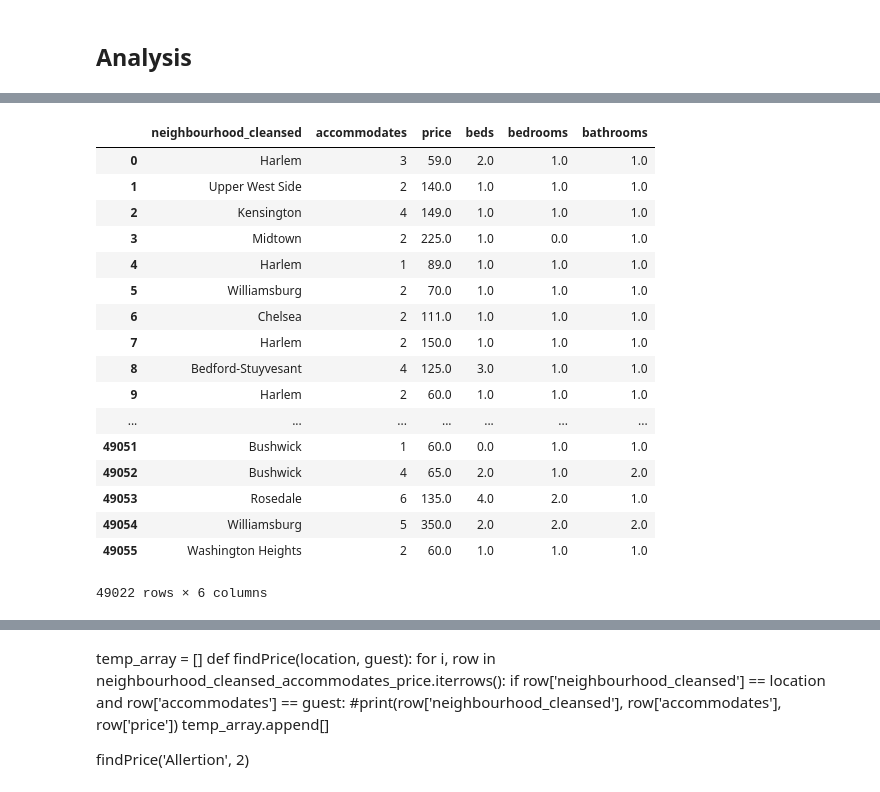
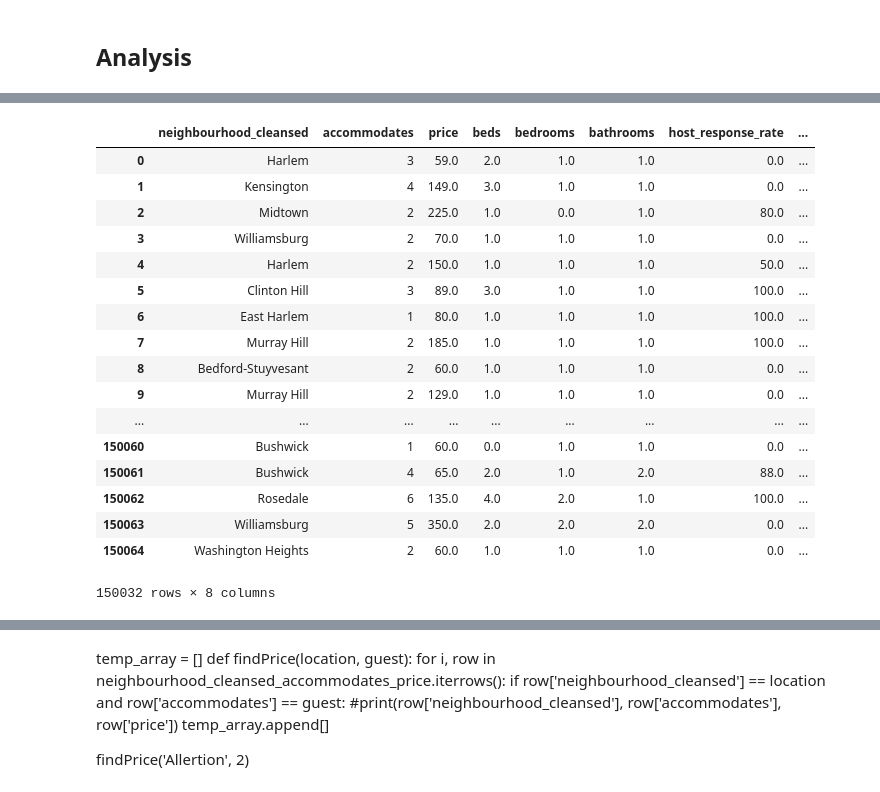
Before and after one commit to TanKenny/AirbnbEstimator, a Jupyter notebook: airbnb.ipynb, the cells around one changed output, grey strips where cells are left out. Saved outputs shown, nothing was run; the diff lists cells and outputs as text; code cells hidden in the pictures.

```diff
--- a/airbnb.ipynb
+++ b/airbnb.ipynb
@@ -12 +14,5 @@ df = pd.read_csv('./dataset/listings2.csv', encoding='Latin-1')
+# %%
+df_12 = pd.read_csv('./dataset/listingsDecember.csv', encoding='Latin-1')
+# %%
+df = pd.concat([df_10, df_11, df_12], ignore_index=True)
 # %%
@@ -111,0 +112,7 @@ Name: price, Length: 49056, dtype: float64
+# %%
+# drop $ and ,
+df['cleaning_fee'] = df['cleaning_fee'].astype(str).str.replace('$', '')
+df['cleaning_fee'] = df['cleaning_fee'].astype(str).str.replace(',', '')
+df['cleaning_fee'] = df['cleaning_fee'].str.strip()
+df['cleaning_fee'] = df['cleaning_fee'].astype(float)
+df['cleaning_fee']
@@ -137,12 +162,13 @@ Name: host_since_year, Length: 49049, dtype: float64
 #df['host_response_time'].fillna(0)
 #print(df['host_response_time'])
 # %%
-# convert host_response_time string to an int rating of 0-3
+# convert host_response_time string to an int rating of 0-4
 df['host_response_time'].fillna(0, inplace=True)
 df.host_response_time[df.host_response_time == 'N/A'] = 0
 df.host_response_time[df.host_response_time == 'within an hour'] = 1
 df.host_response_time[df.host_response_time == 'within a few hours'] = 2
 df.host_response_time[df.host_response_time == 'within a day'] = 3
+df.host_response_time[df.host_response_time == 'a few days or more'] = 4
 df.host_response_time
 # %% [output]
 A value is trying to be set on a copy of a slice from a DataFrame
@@ -397,27 +426,27 @@ df['beds'] = df['beds'].fillna(value=median_beds)
 df['bedrooms'] = df['bedrooms'].fillna(value=median_bedrooms)
 df['bathrooms'] = df['bathrooms'].fillna(value=median_bathrooms)
 # %%
-neighbourhood_cleansed_accommodates_price = df[['neighbourhood_cleansed','accommodates', 'price', 'beds', 'bedrooms', 'bathrooms']]
+neighbourhood_cleansed_accommodates_price = df[['neighbourhood_cleansed','accommodates', 'price', 'beds', 'bedrooms', 'bathrooms', 'host_response_rate', 'host_is_superhost']]
 neighbourhood_cleansed_accommodates_price
 # %% [output]
-|  | neighbourhood_cleansed | accommodates | price | beds | bedrooms | bathrooms |
-| 0 | Harlem | 3 | 59.0 | 2.0 | 1.0 | 1.0 |
-| 1 | Upper West Side | 2 | 140.0 | 1.0 | 1.0 | 1.0 |
-| 2 | Kensington | 4 | 149.0 | 1.0 | 1.0 | 1.0 |
-| 3 | Midtown | 2 | 225.0 | 1.0 | 0.0 | 1.0 |
-| 4 | Harlem | 1 | 89.0 | 1.0 | 1.0 | 1.0 |
-| 5 | Williamsburg | 2 | 70.0 | 1.0 | 1.0 | 1.0 |
-| 6 | Chelsea | 2 | 111.0 | 1.0 | 1.0 | 1.0 |
-| 7 | Harlem | 2 | 150.0 | 1.0 | 1.0 | 1.0 |
-| 8 | Bedford-Stuyvesant | 4 | 125.0 | 3.0 | 1.0 | 1.0 |
-| 9 | Harlem | 2 | 60.0 | 1.0 | 1.0 | 1.0 |
-| ... | ... | ... | ... | ... | ... | ... |
-| 49051 | Bushwick | 1 | 60.0 | 0.0 | 1.0 | 1.0 |
-| 49052 | Bushwick | 4 | 65.0 | 2.0 | 1.0 | 2.0 |
-| 49053 | Rosedale | 6 | 135.0 | 4.0 | 2.0 | 1.0 |
-| 49054 | Williamsburg | 5 | 350.0 | 2.0 | 2.0 | 2.0 |
-| 49055 | Washington Heights | 2 | 60.0 | 1.0 | 1.0 | 1.0 |
+|  | neighbourhood_cleansed | accommodates | price | beds | bedrooms | bathrooms | host_response_rate | ... |
+| 0 | Harlem | 3 | 59.0 | 2.0 | 1.0 | 1.0 | 0.0 | ... |
+| 1 | Kensington | 4 | 149.0 | 3.0 | 1.0 | 1.0 | 0.0 | ... |
+| 2 | Midtown | 2 | 225.0 | 1.0 | 0.0 | 1.0 | 80.0 | ... |
+| 3 | Williamsburg | 2 | 70.0 | 1.0 | 1.0 | 1.0 | 0.0 | ... |
+| 4 | Harlem | 2 | 150.0 | 1.0 | 1.0 | 1.0 | 50.0 | ... |
+| 5 | Clinton Hill | 3 | 89.0 | 3.0 | 1.0 | 1.0 | 100.0 | ... |
+| 6 | East Harlem | 1 | 80.0 | 1.0 | 1.0 | 1.0 | 100.0 | ... |
+| 7 | Murray Hill | 2 | 185.0 | 1.0 | 1.0 | 1.0 | 100.0 | ... |
+| 8 | Bedford-Stuyvesant | 2 | 60.0 | 1.0 | 1.0 | 1.0 | 0.0 | ... |
+| 9 | Murray Hill | 2 | 129.0 | 1.0 | 1.0 | 1.0 | 0.0 | ... |
+| ... | ... | ... | ... | ... | ... | ... | ... | ... |
+| 150060 | Bushwick | 1 | 60.0 | 0.0 | 1.0 | 1.0 | 0.0 | ... |
+| 150061 | Bushwick | 4 | 65.0 | 2.0 | 1.0 | 2.0 | 88.0 | ... |
+| 150062 | Rosedale | 6 | 135.0 | 4.0 | 2.0 | 1.0 | 100.0 | ... |
+| 150063 | Williamsburg | 5 | 350.0 | 2.0 | 2.0 | 2.0 | 0.0 | ... |
+| 150064 | Washington Heights | 2 | 60.0 | 1.0 | 1.0 | 1.0 | 0.0 | ... |
-49022 rows × 6 columns
+150032 rows × 8 columns
 # %%
 neighbourhood_cleansed_accommodates_price = neighbourhood_cleansed_accommodates_price.sort_values(['neighbourhood_cleansed', 'accommodates', 'price'])
 neighbourhood_cleansed_accommodates_price
```
Also changed, not shown: parts of 57 cells of this notebook, 4 other files.
